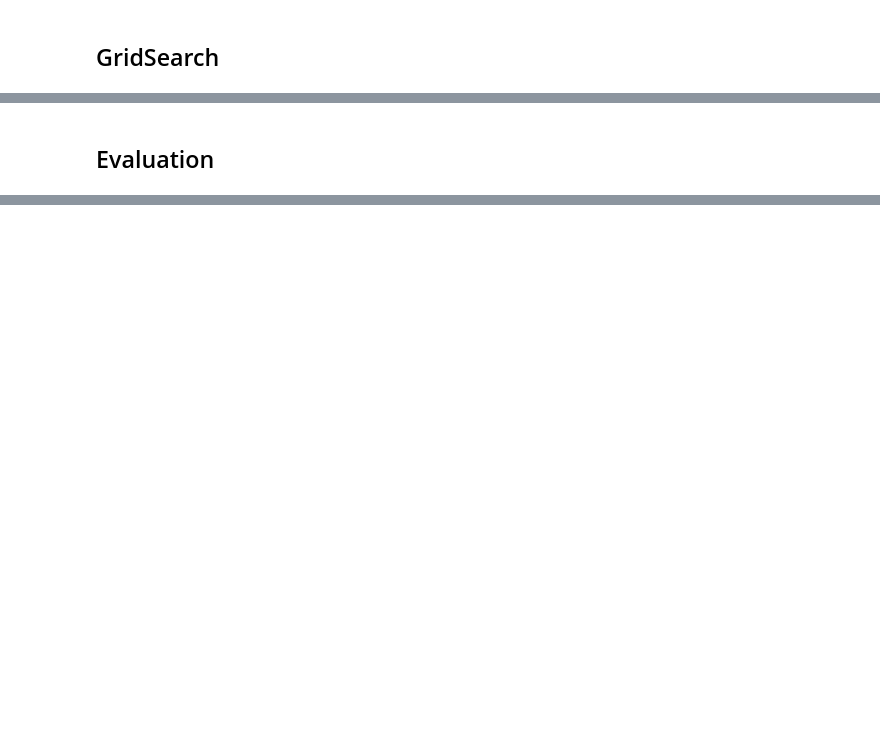
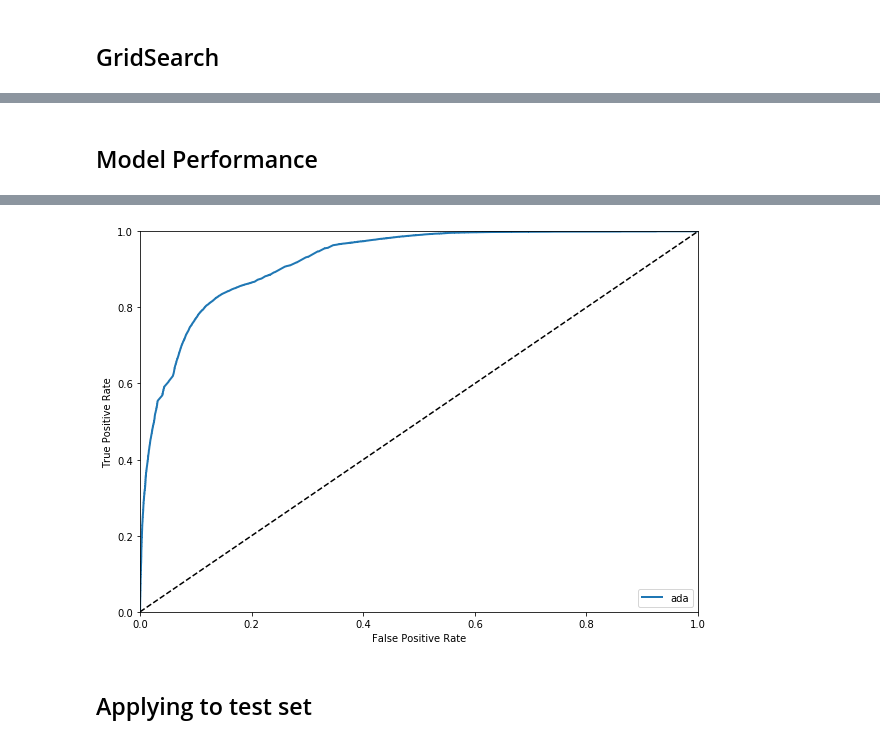
Before and after one commit to sameedakber-ai/customer-segmentation, a Jupyter notebook: Arvato Customer Segmentaion .ipynb, the cells around one changed output, grey strips where cells are left out. Drawn from its saved outputs; the diff is of its cells as text; code cells hidden in the pictures; blank space fills up the shorter version.

```diff
--- a/Arvato Customer Segmentaion .ipynb
+++ b/Arvato Customer Segmentaion .ipynb
@@ -883,8 +886,7 @@ X_train, y_train = smote.fit_resample(X_transformed, y)
 # %% [markdown]
 ## GridSearch
 # %%
-param_grid = {'n_estimators':[400], 'max_features':[200,180], 'max_depth':[5], 'n_jobs':[-1]}
-forrest_clf = RandomForestClassifier(random_state=42, n_jobs=-1)
-cv = GridSearchCV(forrest_clf, param_grid=param_grid, scoring='roc_auc', cv=3, verbose=3)
-cv.fit(X_resampled, y_resampled)
+param_grid = {'n_estimators':[100,125,150], 'max_depth':[5,6], 'min_samples_split':[5,6], 'n_jobs':[-1]}
+cv = GridSearchCV(forest_clf, param_grid=param_grid, scoring='roc_auc', cv=3, verbose=3)
+cv.fit(X_train, y_train)
 # %% [output]
@@ -894,11 +945,16 @@ Fitting 3 folds for each of 2 candidates, totalling 6 fits
-# %% [markdown]
-## Evaluation
+# %% [markdown]
+## Model Performance
 # %%
-def plot_roc_curve(fpr, tpr, label=None):
-    plt.plot(fpr, tpr, linewidth=2, label=label)
-    plt.plot([0, 1], [0, 1], 'k--')
-    plt.axis([0, 1, 0, 1])
-    plt.xlabel('False Positive Rate')
-    plt.ylabel('True Positive Rate')
-
-fpr, tpr, thresholds = roc_curve(y_train, y_scores)
+# Initialize classifier with the best parameters
+fig = plt.figure(figsize=(10,7))
+forest_clf = RandomForestClassifier(n_estimators=125, max_depth=6, min_samples_split=5, verbose=1, n_jobs=-1)
+y_scores = cross_val_predict(forest_clf, X_train, y_train, cv=3, method='predict_proba', verbose=2, n_jobs=-1)[:,1]
+fpr, tpr, thresholds = roc_curve(y_train,y_scores)
+plt.plot(fpr, tpr, linewidth=2, label=label)
+plt.plot([0, 1], [0, 1], 'k--')
+plt.axis([0, 1, 0, 1])
+plt.xlabel('False Positive Rate')
+plt.ylabel('True Positive Rate')
+plt.legend(loc='lower right')
+plt.show()
+# %% [output]
@@ -904,0 +963,3 @@ fpr, tpr, thresholds = roc_curve(y_train, y_scores)
+[figure, added]
+# %% [markdown]
+## Applying to test set
```
Also changed, not shown: parts of 40 cells of this notebook, 6 other files.
